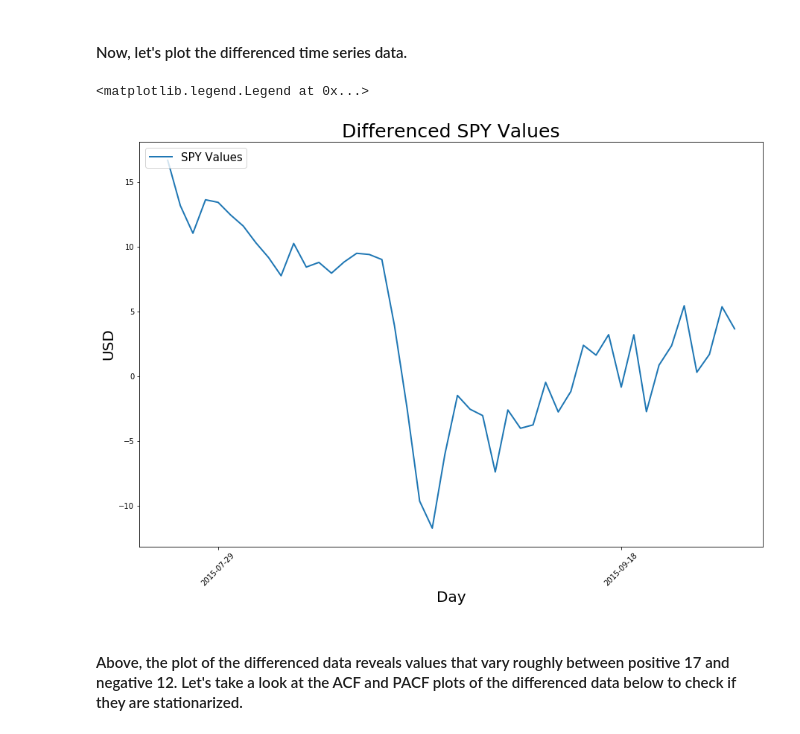
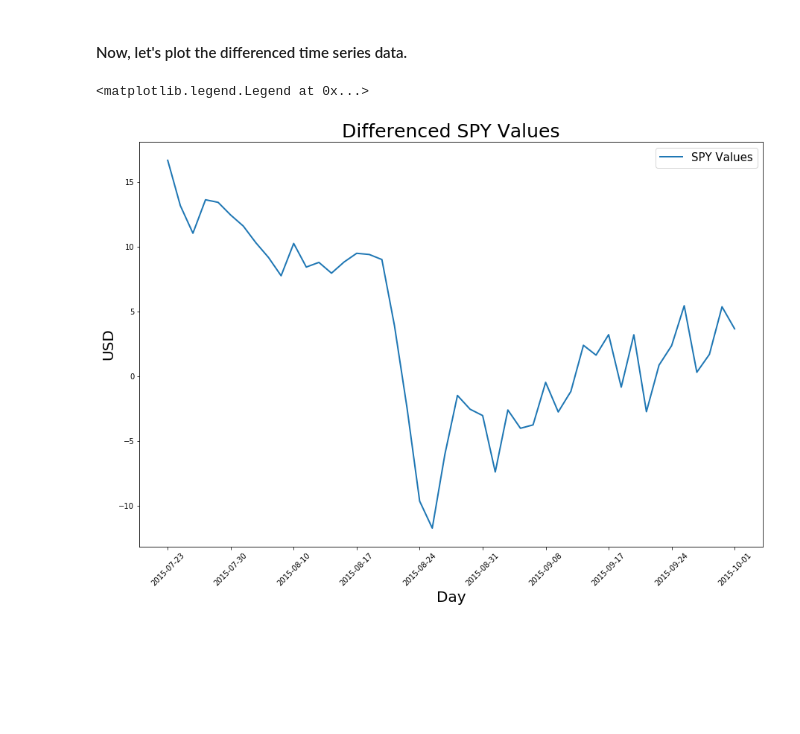
Before and after one commit to justinbosscher/SPY_model, a Jupyter notebook: SPY_model.ipynb, the cells around one changed output. Saved outputs shown, nothing was run; the diff lists cells and outputs as text; code cells hidden in the pictures; blank space fills up the shorter version.

```diff
--- a/SPY_model.ipynb
+++ b/SPY_model.ipynb
@@ -658,11 +674,11 @@ model_size = int(len(train) * 0.33)
 # Split
 train_ols = train[0:model_size]
 train_pcr = train[model_size:(2 * model_size)]
-train_sarimax = train[(2 * model_size):(3 * model_size)]
+train_arima = train[(2 * model_size):(3 * model_size)]
 
 print('Number of OLS train / val data observations: ', len(train_ols))
 print('Number of PCR train / val data observations: ', len(train_pcr))
-print('Number of SARIMAX train / val data observations: ', len(train_sarimax))
+print('Number of ARIMA train / val data observations: ', len(train_arima))
 # %% [output]
 Number of total training data observations:  1617
 Number of total test data observations:  694
@@ -1009,25 +1019,25 @@ plt.tight_layout()
 # %%
 # Train / Val split
 
-# Split
-val_size = int(len(train_sarimax) * 0.5)
-train_sarimax_val = train_sarimax[val_size:len(train_sarimax)]
-train_sarimax = train_sarimax[0:val_size]
+# SplitWITH EXOGENOUS REGRESSORS
+val_size = int(len(train_arima) * 0.5)
+train_arima_val = train_arima[val_size:len(train_arima)]
+train_arima = train_arima[0:val_size]
 
-print('Total number of SARIMAX training observations: ', len(train_sarimax))
-print('Total number of SARIMAX validation observations: ', len(train_sarimax_val))
+print('Total number of ARIMA training observations: ', len(train_arima))
+print('Total number of ARIMA validation observations: ', len(train_arima_val))
 print()
-print(train_sarimax.columns)
+print(train_arima.columns)
 
 # Create target vectors for both train and val sets
-train_sarimax_Y = train_sarimax['spy']
-train_sarimax_X = train_sarimax.drop('spy', axis=1)
-train_sarimax_val_Y = train_sarimax_val['spy']
-train_sarimax_val_X = train_sarimax_val.drop('spy', axis=1)
+train_arima_Y = train_arima['spy']
+train_arima_X = train_arima.drop('spy', axis=1)
+train_arima_val_Y = train_arima_val['spy']
+train_arima_val_X = train_arima_val.drop('spy', axis=1)
 
 print()
-print('Number of SARIMAX training X observations: ', len(train_sarimax_X))
-print('Number of SARIMAX training Y value observations: ', len(train_sarimax_Y))
-print('Number of SARIMAX validation X value observations: ', len(train_sarimax_val_X))
-print('Number of SARIMAX validation Y value observations: ', len(train_sarimax_val_Y))
+print('Number of ARIMA training X observations: ', len(train_arima_X))
+print('Number of ARIMA training Y value observations: ', len(train_arima_Y))
+print('Number of ARIMA validation X value observations: ', len(train_arima_val_X))
+print('Number of ARIMA validation Y value observations: ', len(train_arima_val_Y))
 # %% [output]
@@ -1140,6 +1172,6 @@ pacf = plot_pacf(train_sarimax_Y)
 # %%
 # Difference time series data with order 220
-train_sarimax_Y_diff_220 = train_sarimax_Y.diff(220)
-print("Differenced mean equals ", train_sarimax_Y_diff_220.mean())
+train_arima_Y_diff_220 = train_arima_Y.diff(220)
+print("Differenced mean equals ", train_arima_Y_diff_220.mean())
 # %% [output]
 Differenced mean equals  3.5341304347826084
@@ -1148,17 +1209,15 @@ Differenced mean equals  3.5341304347826084
 # %%
 # Plot differenced SPY data
 f = plt.figure(figsize=(15,10))
 ax = plt.axes()
-plt.plot(train_sarimax_Y_diff_220, linewidth=2, label='SPY Values')
+plt.plot(train_arima_Y_diff_220, linewidth=2, label='SPY Values')
 plt.title('Differenced SPY Values', size=25)
 plt.xticks(rotation=45)
-tick_spacing = 32
+tick_spacing = 5
 ax.xaxis.set_major_locator(ticker.MultipleLocator(tick_spacing))
 plt.ylabel('USD', size=20)
 plt.xlabel('Day', size=20)
-plt.legend(loc='upper left', prop={'size':15})
+plt.legend(loc='upper right', prop={'size':15})
 # %% [output]
 <matplotlib.legend.Legend at 0x...>
-[figure, old version]
+[figure, new version]
-# %% [markdown]
-#### Above, the plot of the differenced data reveals values that vary roughly between positive 17 and negative 12. Let's take a look at the ACF and PACF plots of the differenced data below to check if they are stationarized.
```
Also changed, not shown: parts of 52 cells of this notebook, 1 other file.
